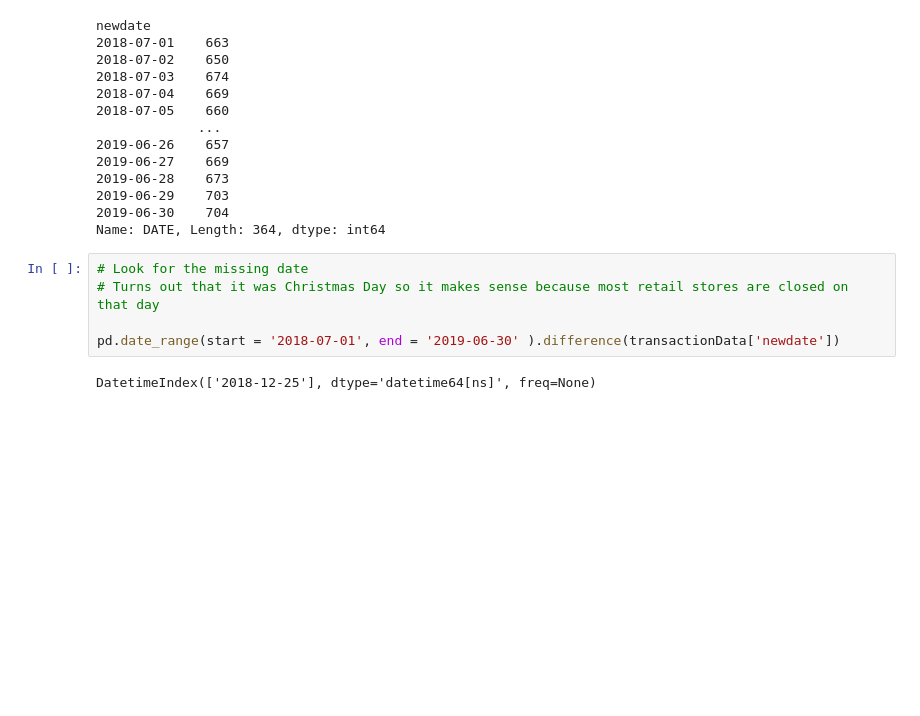
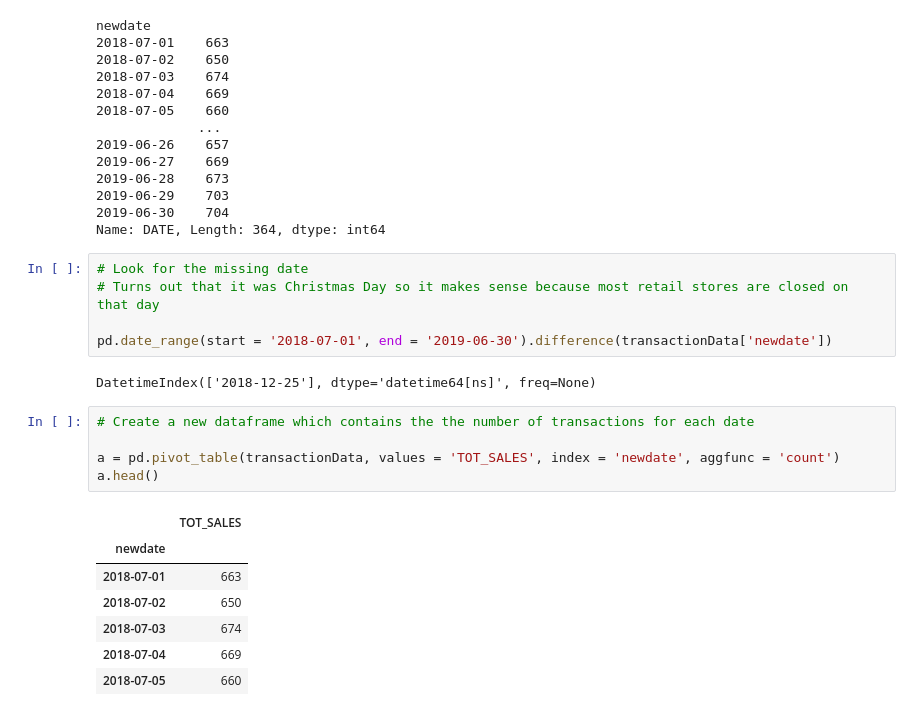
Before and after one commit to Johnson-a-hash/quantium-virtual-program, a Jupyter notebook: Quantium Virtual Internship.ipynb, the cells around one changed output. Drawn from its saved outputs; the diff is of its cells as text; blank space fills up the shorter version.

```diff
--- a/Quantium Virtual Internship.ipynb
+++ b/Quantium Virtual Internship.ipynb
@@ -314,6 +312,19 @@ Name: DATE, Length: 364, dtype: int64
 # Look for the missing date
 # Turns out that it was Christmas Day so it makes sense because most retail stores are closed on that day
 
-pd.date_range(start = '2018-07-01', end = '2019-06-30' ).difference(transactionData['newdate'])
+pd.date_range(start = '2018-07-01', end = '2019-06-30').difference(transactionData['newdate'])
 # %% [output]
 DatetimeIndex(['2018-12-25'], dtype='datetime64[ns]', freq=None)
+# %%
+# Create a new dataframe which contains the the number of transactions for each date
+
+a = pd.pivot_table(transactionData, values = 'TOT_SALES', index = 'newdate', aggfunc = 'count')
+a.head()
+# %% [output]
+|  | TOT_SALES |
+| newdate |  |
+| 2018-07-01 | 663 |
+| 2018-07-02 | 650 |
+| 2018-07-03 | 674 |
+| 2018-07-04 | 669 |
+| 2018-07-05 | 660 |
```
Also changed, not shown: parts of 21 cells of this notebook.
